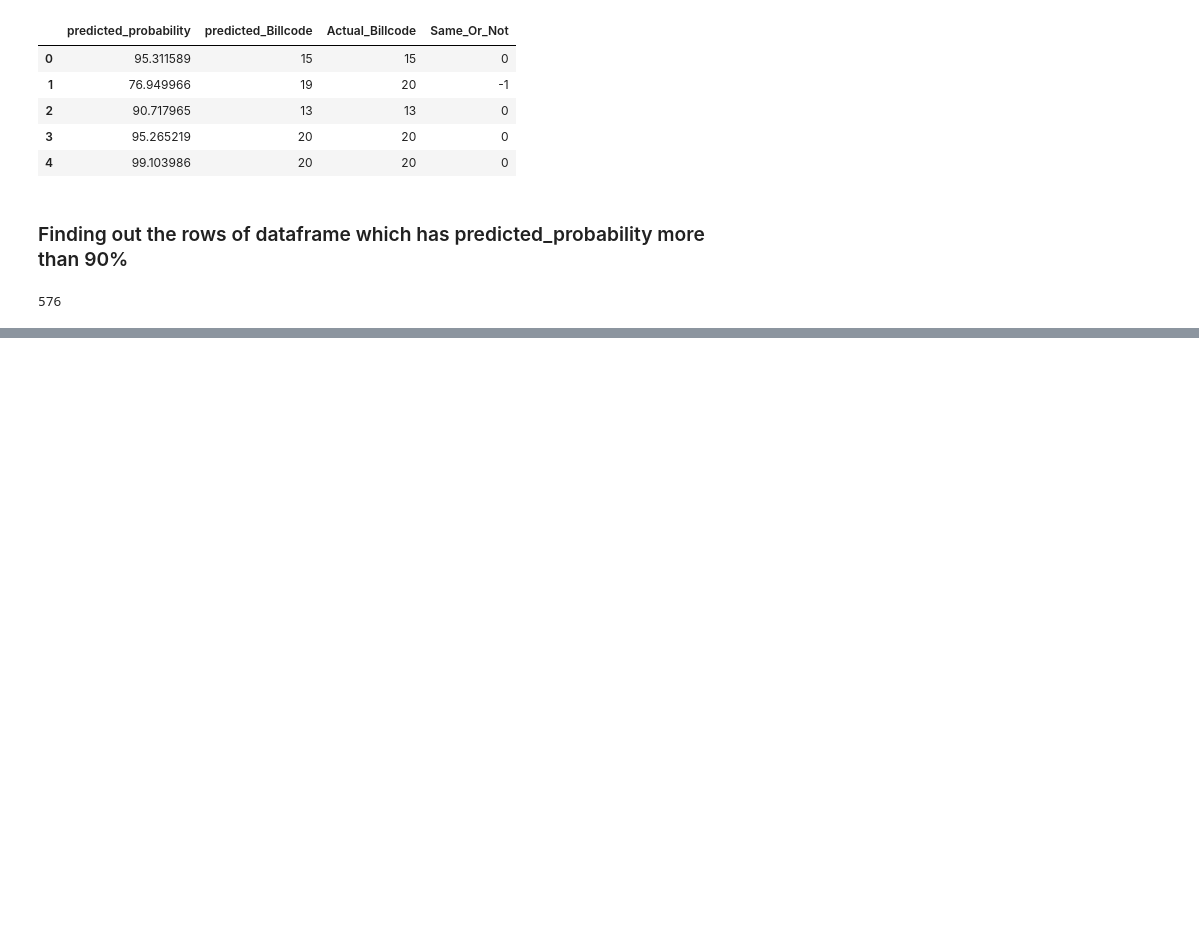
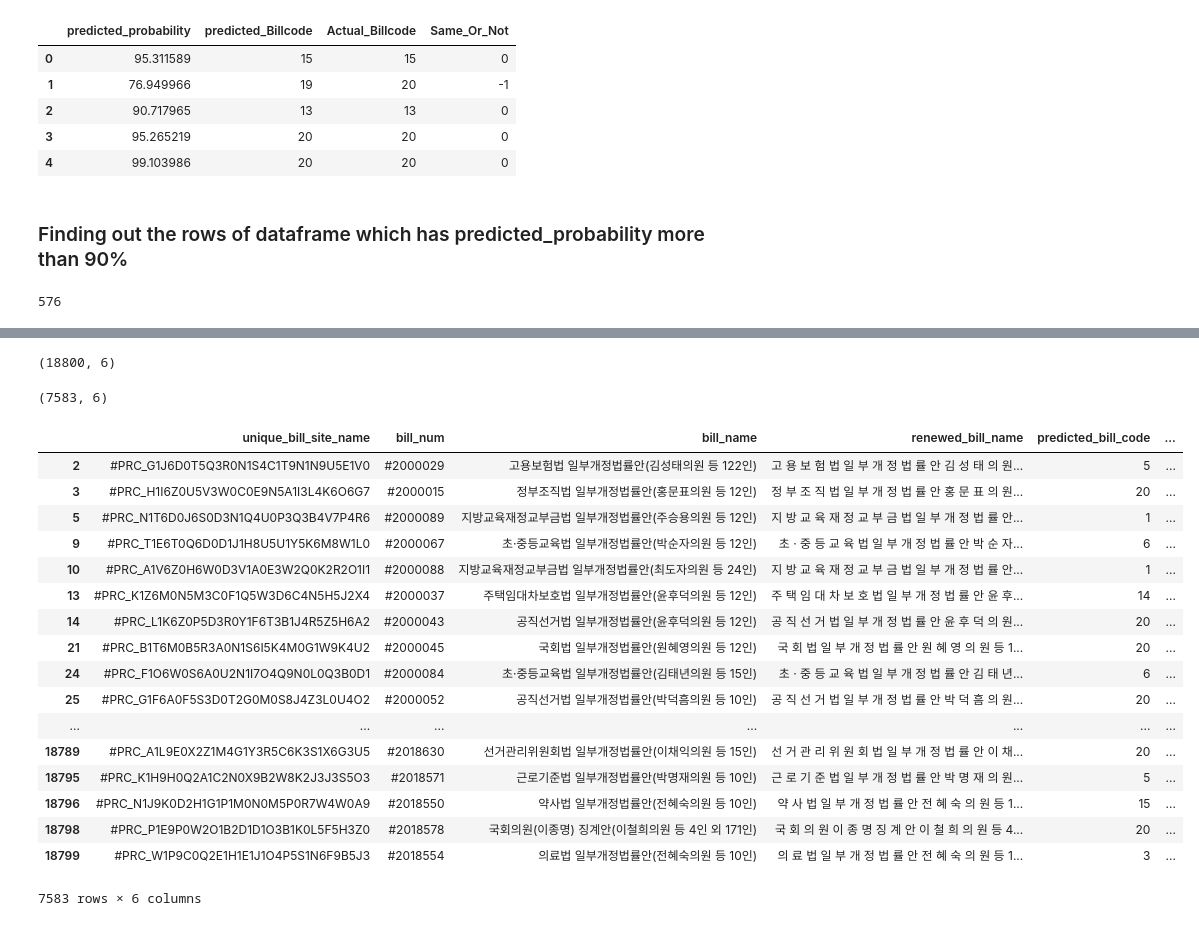
Before and after one commit to SupChanda/Web-Scraping-and-Using-Machine-Learning-Algorithm-to-Categorize-Bill-Code-Of-Korean-Congress, a Jupyter notebook: Bill_Code_categorization.ipynb, the cells around one changed output, grey strips where cells are left out. Cells and saved outputs as stored; diff of their text form; code cells hidden in the pictures; blank space fills up the shorter version.

```diff
--- a/Bill_Code_categorization.ipynb
+++ b/Bill_Code_categorization.ipynb
@@ -462,0 +551,2 @@ pred_over_90[pred_over_90.Same_Or_Not !=0].shape[0]/validation_set.shape[0]
+# %%
+korean_bills['predicted_bill_code'] = grid.predict(korean_bills['renewed_bill_name'])
@@ -462,0 +555,2 @@ pred_over_90[pred_over_90.Same_Or_Not !=0].shape[0]/validation_set.shape[0]
+# %%
+korean_bills['bill_code_probability'] = np.amax(grid.predict_proba(korean_bills['renewed_bill_name'])*100,axis=1)
@@ -462,0 +566,30 @@ pred_over_90[pred_over_90.Same_Or_Not !=0].shape[0]/validation_set.shape[0]
+# %%
+korean_bills.shape
+# %% [output]
+(18800, 6)
+# %%
+korean_bills_above_90 = korean_bills[korean_bills.bill_code_probability >= 90]
+korean_bills_above_90.shape
+# %% [output]
+(7583, 6)
+# %%
+korean_bills_above_90
+# %% [output]
+|  | unique_bill_site_name | bill_num | bill_name | renewed_bill_name | predicted_bill_code | ... |
+| 2 | #PRC_G1J6D0T5Q3R0N1S4C1T9N1N9U5E1V0 | #2000029 | 고용보험법 일부개정법률안(김성태의원 등 122인) | 고 용 보 험 법 일 부 개 정 법 률 안 김 성 태 의 원... | 5 | ... |
+| 3 | #PRC_H1I6Z0U5V3W0C0E9N5A1I3L4K6O6G7 | #2000015 | 정부조직법 일부개정법률안(홍문표의원 등 12인) | 정 부 조 직 법 일 부 개 정 법 률 안 홍 문 표 의 원... | 20 | ... |
+| 5 | #PRC_N1T6D0J6S0D3N1Q4U0P3Q3B4V7P4R6 | #2000089 | 지방교육재정교부금법 일부개정법률안(주승용의원 등 12인) | 지 방 교 육 재 정 교 부 금 법 일 부 개 정 법 률 안... | 1 | ... |
+| 9 | #PRC_T1E6T0Q6D0D1J1H8U5U1Y5K6M8W1L0 | #2000067 | 초·중등교육법 일부개정법률안(박순자의원 등 12인) | 초 · 중 등 교 육 법 일 부 개 정 법 률 안 박 순 자... | 6 | ... |
+| 10 | #PRC_A1V6Z0H6W0D3V1A0E3W2Q0K2R2O1I1 | #2000088 | 지방교육재정교부금법 일부개정법률안(최도자의원 등 24인) | 지 방 교 육 재 정 교 부 금 법 일 부 개 정 법 률 안... | 1 | ... |
+| 13 | #PRC_K1Z6M0N5M3C0F1Q5W3D6C4N5H5J2X4 | #2000037 | 주택임대차보호법 일부개정법률안(윤후덕의원 등 12인) | 주 택 임 대 차 보 호 법 일 부 개 정 법 률 안 윤 후... | 14 | ... |
+| 14 | #PRC_L1K6Z0P5D3R0Y1F6T3B1J4R5Z5H6A2 | #2000043 | 공직선거법 일부개정법률안(윤후덕의원 등 12인) | 공 직 선 거 법 일 부 개 정 법 률 안 윤 후 덕 의 원... | 20 | ... |
+| 21 | #PRC_B1T6M0B5R3A0N1S6I5K4M0G1W9K4U2 | #2000045 | 국회법 일부개정법률안(원혜영의원 등 12인) | 국 회 법 일 부 개 정 법 률 안 원 혜 영 의 원 등 1... | 20 | ... |
+| 24 | #PRC_F1O6W0S6A0U2N1I7O4Q9N0L0Q3B0D1 | #2000084 | 초·중등교육법 일부개정법률안(김태년의원 등 15인) | 초 · 중 등 교 육 법 일 부 개 정 법 률 안 김 태 년... | 6 | ... |
+| 25 | #PRC_G1F6A0F5S3D0T2G0M0S8J4Z3L0U4O2 | #2000052 | 공직선거법 일부개정법률안(박덕흠의원 등 10인) | 공 직 선 거 법 일 부 개 정 법 률 안 박 덕 흠 의 원... | 20 | ... |
+| ... | ... | ... | ... | ... | ... | ... |
+| 18789 | #PRC_A1L9E0X2Z1M4G1Y3R5C6K3S1X6G3U5 | #2018630 | 선거관리위원회법 일부개정법률안(이채익의원 등 15인) | 선 거 관 리 위 원 회 법 일 부 개 정 법 률 안 이 채... | 20 | ... |
+| 18795 | #PRC_K1H9H0Q2A1C2N0X9B2W8K2J3J3S5O3 | #2018571 | 근로기준법 일부개정법률안(박명재의원 등 10인) | 근 로 기 준 법 일 부 개 정 법 률 안 박 명 재 의 원... | 5 | ... |
+| 18796 | #PRC_N1J9K0D2H1G1P1M0N0M5P0R7W4W0A9 | #2018550 | 약사법 일부개정법률안(전혜숙의원 등 10인) | 약 사 법 일 부 개 정 법 률 안 전 혜 숙 의 원 등 1... | 15 | ... |
+| 18798 | #PRC_P1E9P0W2O1B2D1D1O3B1K0L5F5H3Z0 | #2018578 | 국회의원(이종명) 징계안(이철희의원 등 4인 외 171인) | 국 회 의 원 이 종 명 징 계 안 이 철 희 의 원 등 4... | 20 | ... |
+| 18799 | #PRC_W1P9C0Q2E1H1E1J1O4P5S1N6F9B5J3 | #2018554 | 의료법 일부개정법률안(전혜숙의원 등 10인) | 의 료 법 일 부 개 정 법 률 안 전 혜 숙 의 원 등 1... | 3 | ... |
+7583 rows × 6 columns
```
Also changed, not shown: parts of 23 cells of this notebook.
